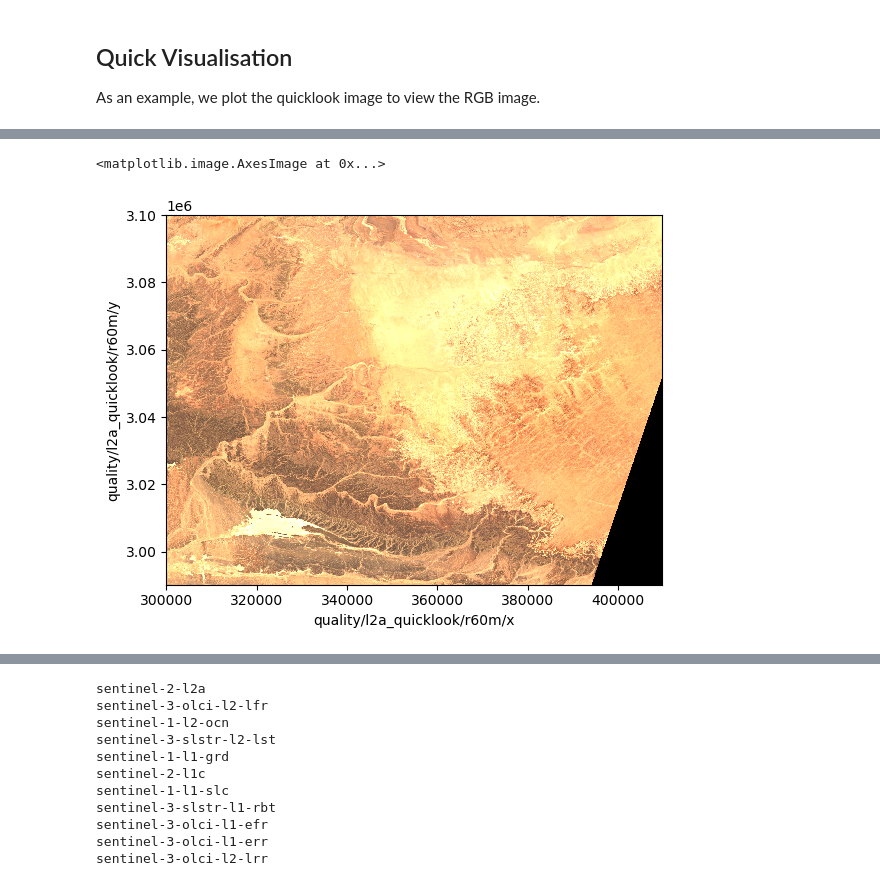
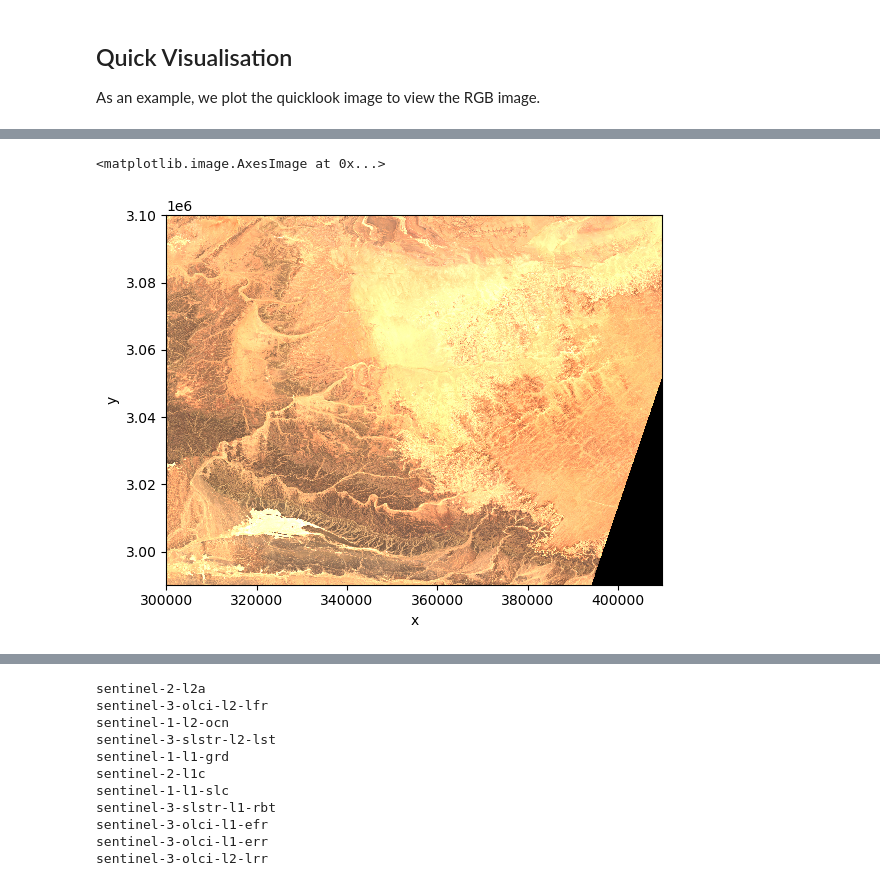
Before and after one commit to annefou/BD4EO-course, a Jupyter notebook: session-1/part-2.ipynb, the cells around one changed output, grey strips where cells are left out. Drawn from its saved outputs; the diff is of its cells as text; code cells hidden in the pictures.

```diff
--- a/session-1/part-2.ipynb
+++ b/session-1/part-2.ipynb
@@ -39,13 +95,6 @@ path = (
     "/cpm_v256/S2B_MSIL2A_20250518T112119_N0511_R037_T29RLL_20250518T140519.zarr"
 )
 # %%
-ds = xr.open_dataset(
-    path,
-    engine="eopf-zarr",
-    op_mode="native",
-    chunks={},
-    group_sep="/",
-    variables="quality/l2a_quicklook/r60m/*",
-)
+ds = xr.open_datatree(path, engine="eopf-zarr", op_mode="native", chunks={})
 ds
 # %% [output]
@@ -120,5 +221,5 @@ PROJCS["WGS 84 / UTM zone 29N",GEOGCS["WGS 84",DATUM["WGS_1984",SPHEROID["WGS 84
 # %%
-ds["quality/l2a_quicklook/r60m/tci"].plot.imshow(rgb="quality/l2a_quicklook/r60m/band")
+ds.quality.l2a_quicklook.r60m.tci.plot.imshow(rgb="band")
 # %% [output]
 <matplotlib.image.AxesImage at 0x...>
-[figure, old version]
+[figure, new version]
```
Also changed, not shown: parts of 27 cells of this notebook.
